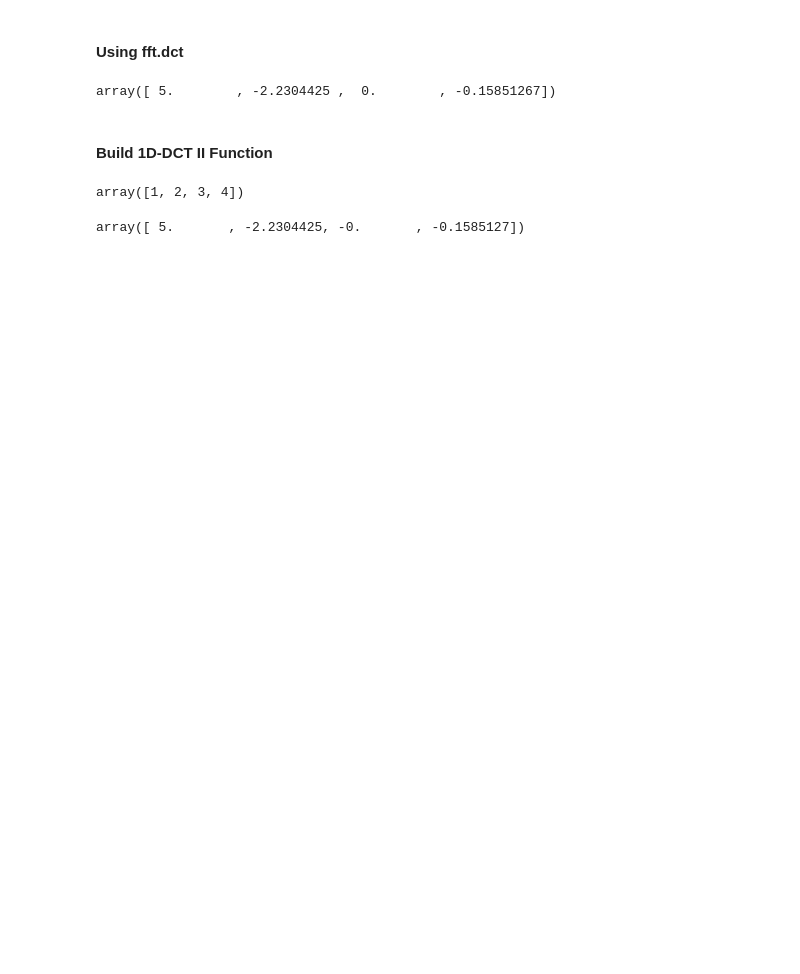
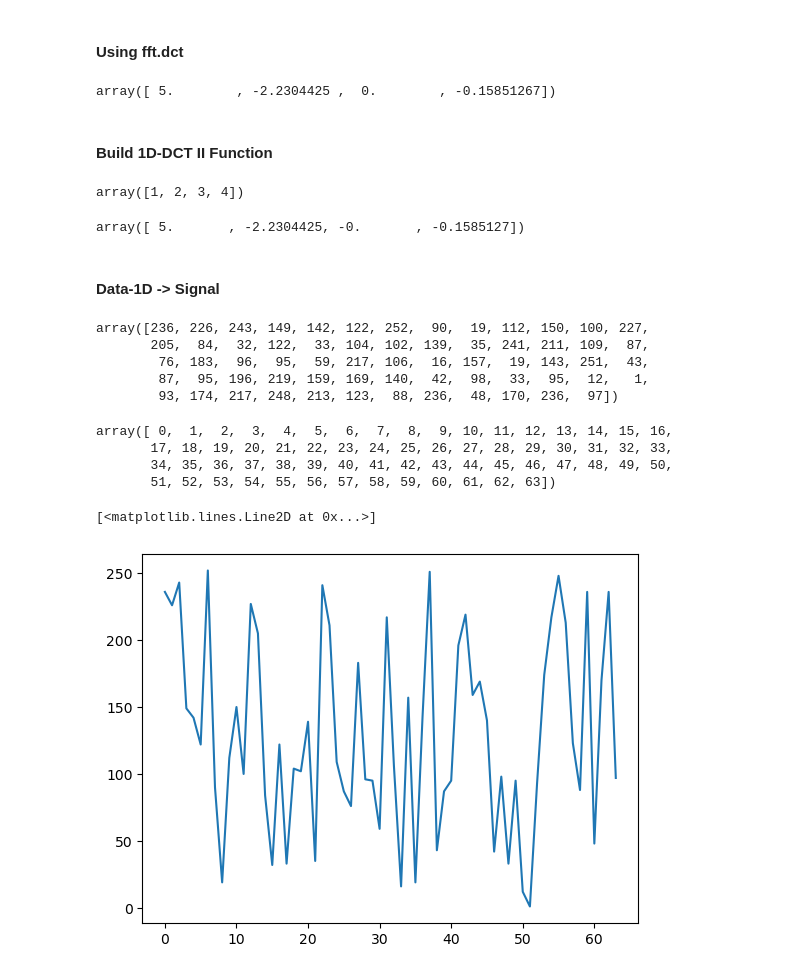
Before and after one commit to ratikaewkam/DCT, a Jupyter notebook: Lab/DCTlab.ipynb, the cells around one changed output. Saved outputs shown, nothing was run; the diff lists cells and outputs as text; code cells hidden in the pictures; blank space fills up the shorter version.

Commit message:
Update DCTlab.ipynb - Data1D to Signal

```diff
--- a/Lab/DCTlab.ipynb
+++ b/Lab/DCTlab.ipynb
@@ -40,3 +40,28 @@ output = dct(data)
 output
 # %% [output]
 array([ 5.       , -2.2304425, -0.       , -0.1585127])
+# %% [markdown]
+#### Data-1D -> Signal
+# %%
+data1D = np.random.randint(256, size=64)
+data1D
+# %% [output]
+array([236, 226, 243, 149, 142, 122, 252,  90,  19, 112, 150, 100, 227,
+       205,  84,  32, 122,  33, 104, 102, 139,  35, 241, 211, 109,  87,
+        76, 183,  96,  95,  59, 217, 106,  16, 157,  19, 143, 251,  43,
+        87,  95, 196, 219, 159, 169, 140,  42,  98,  33,  95,  12,   1,
+        93, 174, 217, 248, 213, 123,  88, 236,  48, 170, 236,  97])
+# %%
+N1D = len(data1D)
+index1D = np.arange(N1D)
+index1D
+# %% [output]
+array([ 0,  1,  2,  3,  4,  5,  6,  7,  8,  9, 10, 11, 12, 13, 14, 15, 16,
+       17, 18, 19, 20, 21, 22, 23, 24, 25, 26, 27, 28, 29, 30, 31, 32, 33,
+       34, 35, 36, 37, 38, 39, 40, 41, 42, 43, 44, 45, 46, 47, 48, 49, 50,
+       51, 52, 53, 54, 55, 56, 57, 58, 59, 60, 61, 62, 63])
+# %%
+plt.plot(index1D, data1D)
+# %% [output]
+[<matplotlib.lines.Line2D at 0x...>]
+[figure, added]
```
Also changed, not shown: parts of 2 cells of this notebook.
